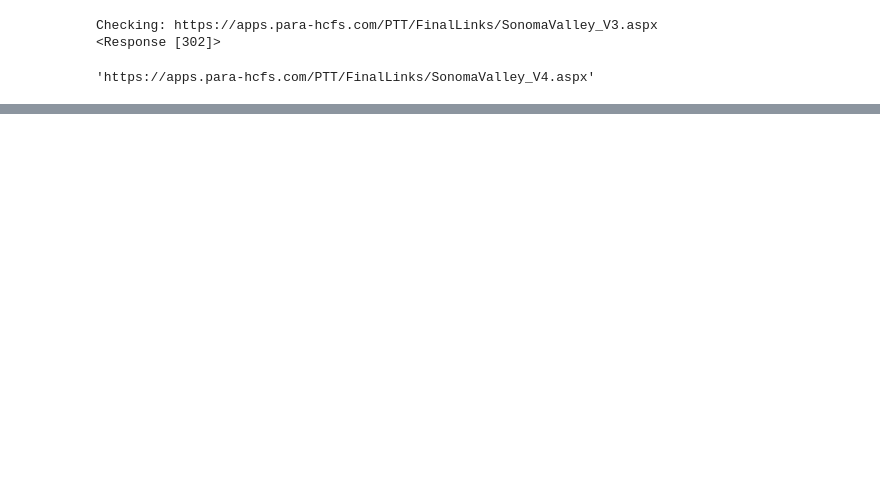
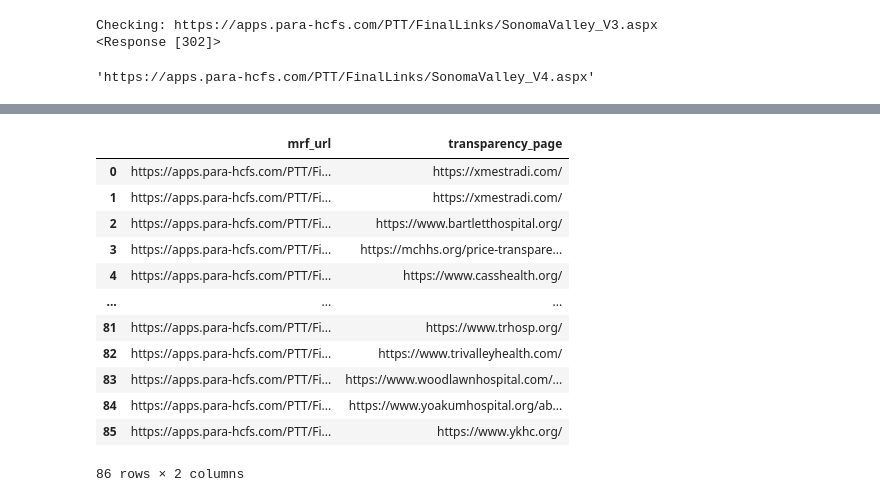
Before and after one commit to rl1987/dolthub-bounty-transparency-in-pricing, a Jupyter notebook: CleanupBacklinks.ipynb, the cells around one changed output, grey strips where cells are left out. Drawn from its saved outputs; the diff is of its cells as text; code cells hidden in the pictures; blank space fills up the shorter version.

Commit message:
Regenerate para_transparency.csv from newer backlink list
Use Pandas to write out the final CSV file

```diff
--- a/CleanupBacklinks.ipynb
+++ b/CleanupBacklinks.ipynb
@@ -267,19 +267,29 @@ https://www.yoakumhospital.org/about-yoakum-hospital/pricingtransparency/ -> htt
 https://apps.para-hcfs.com/PTT/FinalLinks/Yukon_V2.aspx https://www.ykhc.org/ www.ykhc.org
 https://www.ykhc.org/ -> https://apps.para-hcfs.com/PTT/FinalLinks/Yukon_V2.aspx
 # %%
-import csv
-
-out_f = open("para_transparency.csv", "w")
-
-csv_writer = csv.DictWriter(out_f, fieldnames=["mrf_url", "transparency_page"])
-csv_writer.writeheader()
+rows = []
 
 for app_url in true_backlinks.keys():
     transparency_page = true_backlinks[app_url]
 
-    csv_writer.writerow({
+    rows.append({
         'mrf_url': app_url,
         'transparency_page': transparency_page
     })
 
-out_f.close()
+df_out = pd.DataFrame(rows)
+df_out
+# %% [output]
+|  | mrf_url | transparency_page |
+| 0 | https://apps.para-hcfs.com/PTT/Fi... | https://xmestradi.com/ |
+| 1 | https://apps.para-hcfs.com/PTT/Fi... | https://xmestradi.com/ |
+| 2 | https://apps.para-hcfs.com/PTT/Fi... | https://www.bartletthospital.org/ |
+| 3 | https://apps.para-hcfs.com/PTT/Fi... | https://mchhs.org/price-transpare... |
+| 4 | https://apps.para-hcfs.com/PTT/Fi... | https://www.casshealth.org/ |
+| ... | ... | ... |
+| 81 | https://apps.para-hcfs.com/PTT/Fi... | https://www.trhosp.org/ |
+| 82 | https://apps.para-hcfs.com/PTT/Fi... | https://www.trivalleyhealth.com/ |
+| 83 | https://apps.para-hcfs.com/PTT/Fi... | https://www.woodlawnhospital.com/... |
+| 84 | https://apps.para-hcfs.com/PTT/Fi... | https://www.yoakumhospital.org/ab... |
+| 85 | https://apps.para-hcfs.com/PTT/Fi... | https://www.ykhc.org/ |
+86 rows × 2 columns
```
Also changed, not shown: parts of 12 cells of this notebook.
